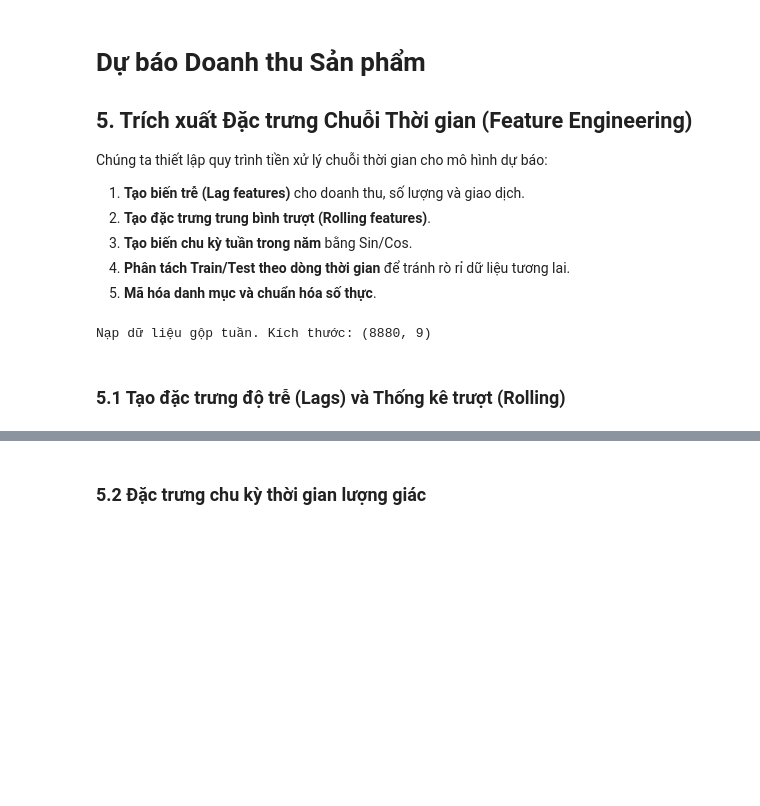
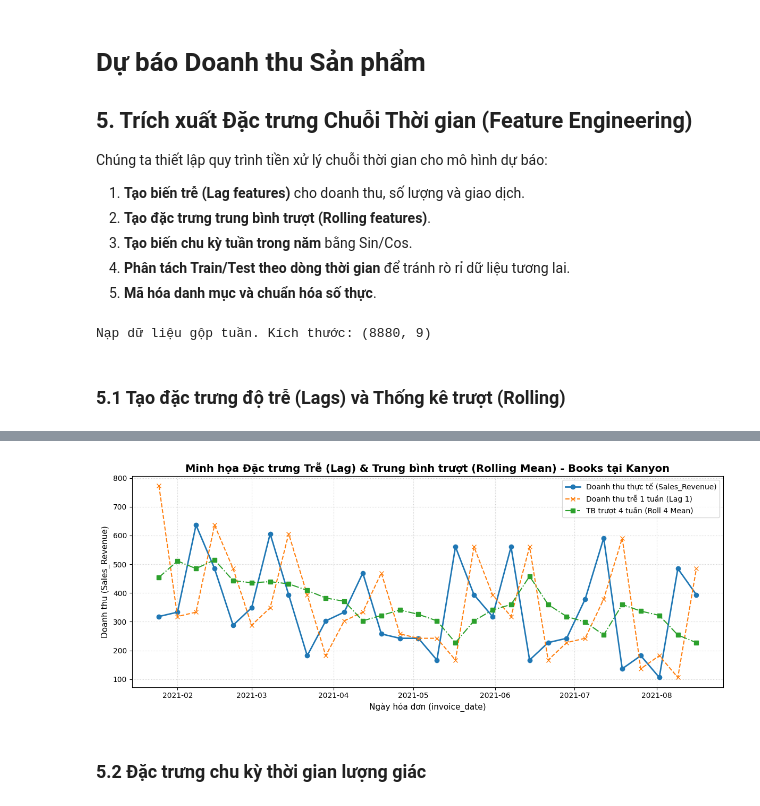
Before and after one commit to itsanhkhoi12/UTH-MACHINE-LEARNING-ASSIGNMENTS-GR02, a Jupyter notebook: practice_2/complete_solution/complete_solution_vi/05_feature_engineering.ipynb, the cells around one changed output, grey strips where cells are left out. Drawn from its saved outputs; the diff is of its cells as text; code cells hidden in the pictures; blank space fills up the shorter version.

Commit message:
docs(P2): add visualizations and dataframe previews to feature engineering notebook

```diff
--- a/practice_2/complete_solution/complete_solution_vi/05_feature_engineering.ipynb
+++ b/practice_2/complete_solution/complete_solution_vi/05_feature_engineering.ipynb
@@ -52,3 +66,19 @@ Kích thước dữ liệu sạch đặc trưng trễ: (8560, 17)
+# %%
+# Trực quan hóa biến trễ và trung bình trượt cho 1 nhóm (ví dụ: Books tại Kanyon)
+sample_series = df_clean[(df_clean['category'] == 'Books') & (df_clean['shopping_mall'] == 'Kanyon')].head(30)
+plt.figure(figsize=(12, 5))
+plt.plot(sample_series['invoice_date'], sample_series['Sales_Revenue'], marker='o', label='Doanh thu thực tế (Sales_Revenue)', color='#1f77b4', linewidth=2)
+plt.plot(sample_series['invoice_date'], sample_series['Sales_Revenue_Lag1'], marker='x', linestyle='--', label='Doanh thu trễ 1 tuần (Lag 1)', color='#ff7f0e')
+plt.plot(sample_series['invoice_date'], sample_series['Sales_Revenue_Roll4_Mean'], marker='s', linestyle='-.', label='TB trượt 4 tuần (Roll 4 Mean)', color='#2ca02c')
+plt.title('Minh họa Đặc trưng Trễ (Lag) & Trung bình trượt (Rolling Mean) - Books tại Kanyon', fontsize=14, fontweight='bold')
+plt.xlabel('Ngày hóa đơn (invoice_date)', fontsize=11)
+plt.ylabel('Doanh thu (Sales_Revenue)', fontsize=11)
+plt.legend(fontsize=10)
+plt.grid(True, linestyle=':', alpha=0.6)
+plt.tight_layout()
+plt.show()
+# %% [output]
+[figure, added]
 # %% [markdown]
 ### 5.2 Đặc trưng chu kỳ thời gian lượng giác
 # %%
```
Also changed, not shown: parts of 6 cells of this notebook, 2 other files.
